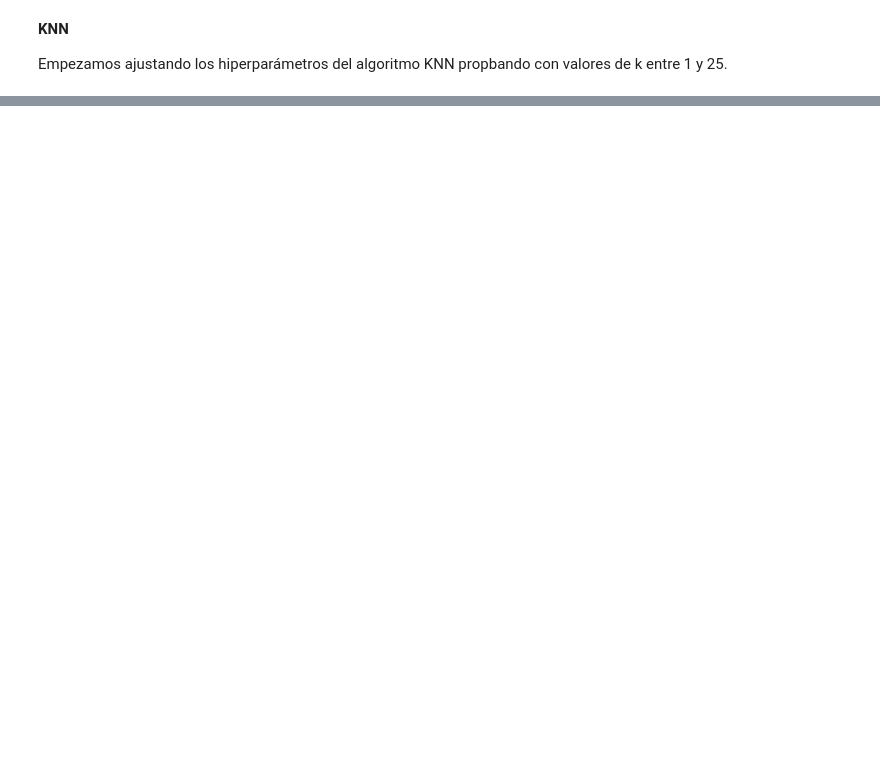
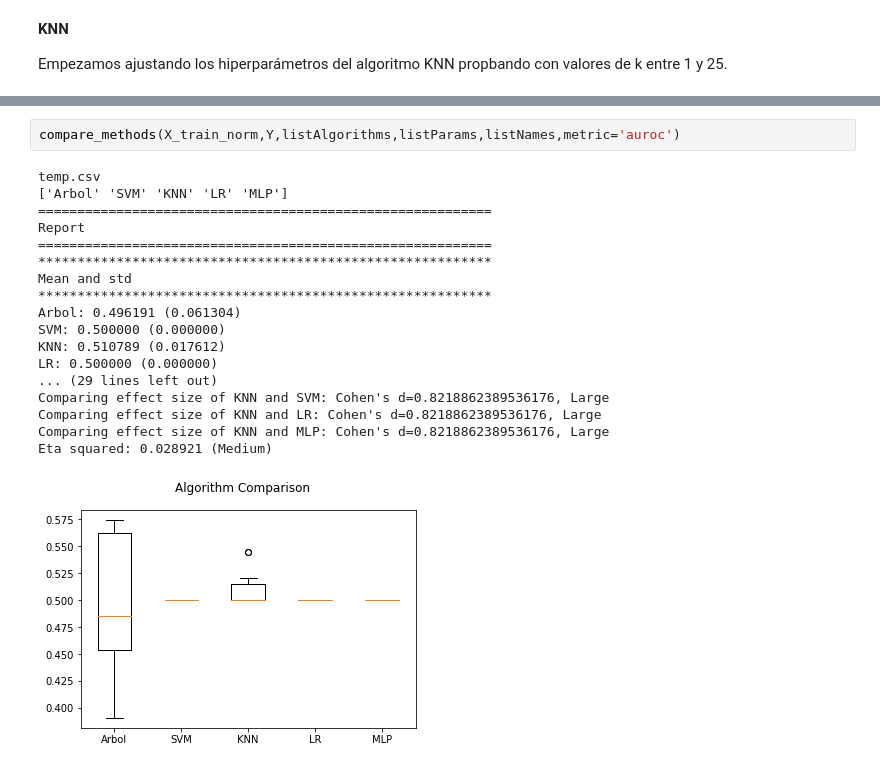
Before and after one commit to RodrigoTomeES/PersonalBlog, a Jupyter notebook: ComparativaAlgoritmos.ipynb, the cells around one changed output, grey strips where cells are left out. Cells and saved outputs as stored; diff of their text form; blank space fills up the shorter version.

```diff
--- a/ComparativaAlgoritmos.ipynb
+++ b/ComparativaAlgoritmos.ipynb
@@ -76,0 +764,21 @@ ValueError: ignored
+# %%
+compare_methods(X_train_norm,Y,listAlgorithms,listParams,listNames,metric='auroc')
+# %% [output]
+temp.csv
+['Arbol' 'SVM' 'KNN' 'LR' 'MLP']
+==========================================================
+Report
+==========================================================
+**********************************************************
+Mean and std
+**********************************************************
+Arbol: 0.496191 (0.061304)
+SVM: 0.500000 (0.000000)
+KNN: 0.510789 (0.017612)
+LR: 0.500000 (0.000000)
+... (29 lines left out)
+Comparing effect size of KNN and SVM: Cohen's d=0.8218862389536176, Large
+Comparing effect size of KNN and LR: Cohen's d=0.8218862389536176, Large
+Comparing effect size of KNN and MLP: Cohen's d=0.8218862389536176, Large
+Eta squared: 0.028921 (Medium)
+[figure, added]
```
Also changed, not shown: parts of 72 cells of this notebook.
